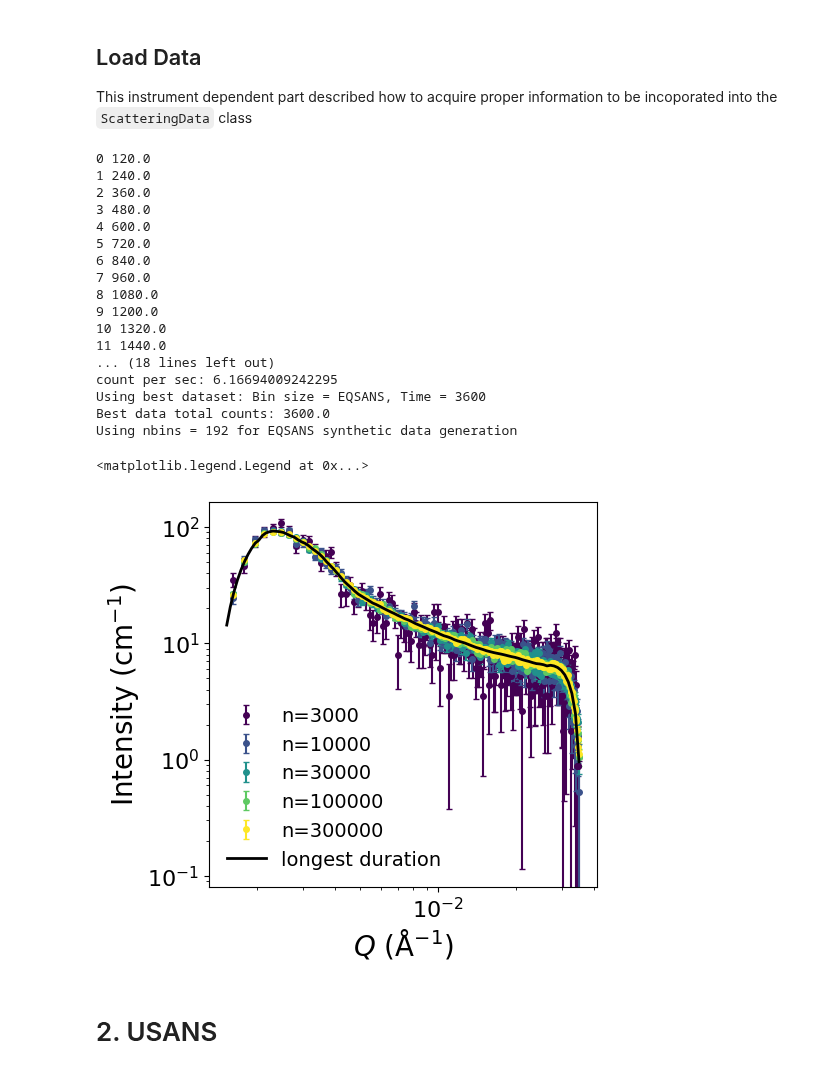
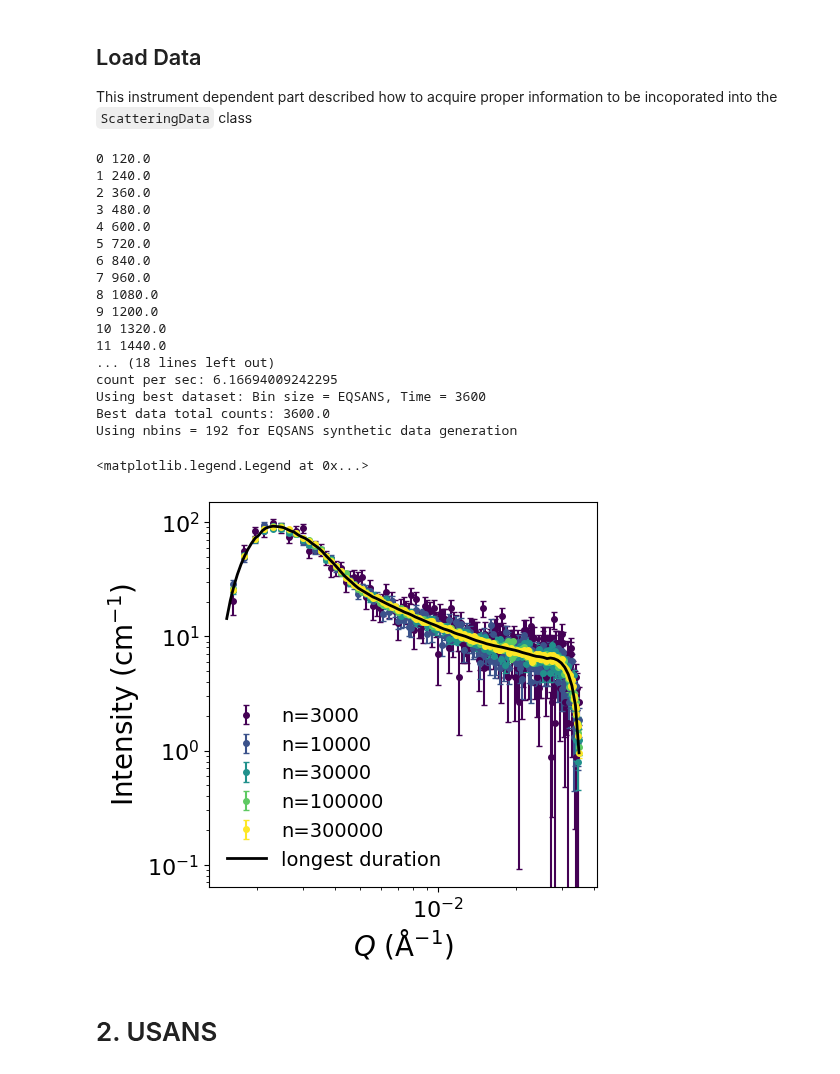
Before and after one commit to ch-tung/MLSR, a Jupyter notebook: binning/plot_SI_IQ.ipynb, the cells around one changed output. Drawn from its saved outputs; the diff is of its cells as text; code cells hidden in the pictures.

```diff
--- a/binning/plot_SI_IQ.ipynb
+++ b/binning/plot_SI_IQ.ipynb
@@ -525,7 +525,7 @@ count_list = [3e4, 1e5, 3e5, 1e6, 3e6]
 count_list = np.array(count_list, dtype=float)
 count_list = count_list
 
-N_MC = 16
+N_MC = 1
 synthetic_data_list = []
 import matplotlib.cm as cm
 import matplotlib.colors as mcolors
@@ -721,7 +721,7 @@ count_list = [3e4, 1e5, 3e5, 1e6, 3e6]
 count_list = np.array(count_list, dtype=float)
 count_list = count_list*10
 
-N_MC = 16
+N_MC = 1
 synthetic_data_list = []
 import matplotlib.cm as cm
 import matplotlib.colors as mcolors
@@ -915,7 +915,7 @@ count_list = [3e4, 1e5, 3e5, 1e6, 3e6]
 count_list = np.array(count_list, dtype=float)
 count_list = count_list/10
 
-N_MC = 16
+N_MC = 1
 synthetic_data_list = []
 import matplotlib.cm as cm
 import matplotlib.colors as mcolors
@@ -981,34 +981,34 @@ ax.set_ylabel(r'Intensity (cm$^{-1}$)', fontsize=20)
 ax.tick_params(axis='both', which='both', labelsize=16)
 
 # Move the longest duration one to the last in legend
 handles, labels = ax.get_legend_handles_labels()
 # Find the index of 'longest duration'
 long_idx = labels.index('longest duration')
 # All other indices except long_idx
 other_indices = [i for i in range(len(labels)) if i != long_idx]
 # New order: all others, then long_idx
 order = other_indices + [long_idx]
 ax.legend([handles[idx] for idx in order], [labels[idx] for idx in order], frameon=False, fontsize=14)
 # %% [output]
 0 120.0
 1 240.0
 2 360.0
 3 480.0
 4 600.0
 5 720.0
 6 840.0
 7 960.0
 8 1080.0
 9 1200.0
 10 1320.0
 11 1440.0
 ... (18 lines left out)
 count per sec: 6.16694009242295
 Using best dataset: Bin size = EQSANS, Time = 3600
 Best data total counts: 3600.0
 Using nbins = 192 for EQSANS synthetic data generation
 <matplotlib.legend.Legend at 0x...>
-[figure, old version]
+[figure, new version]
 # %% [markdown]
 # 2. USANS
 # %%
```
Also changed, not shown: parts of 5 cells of this notebook, 4 other files.
